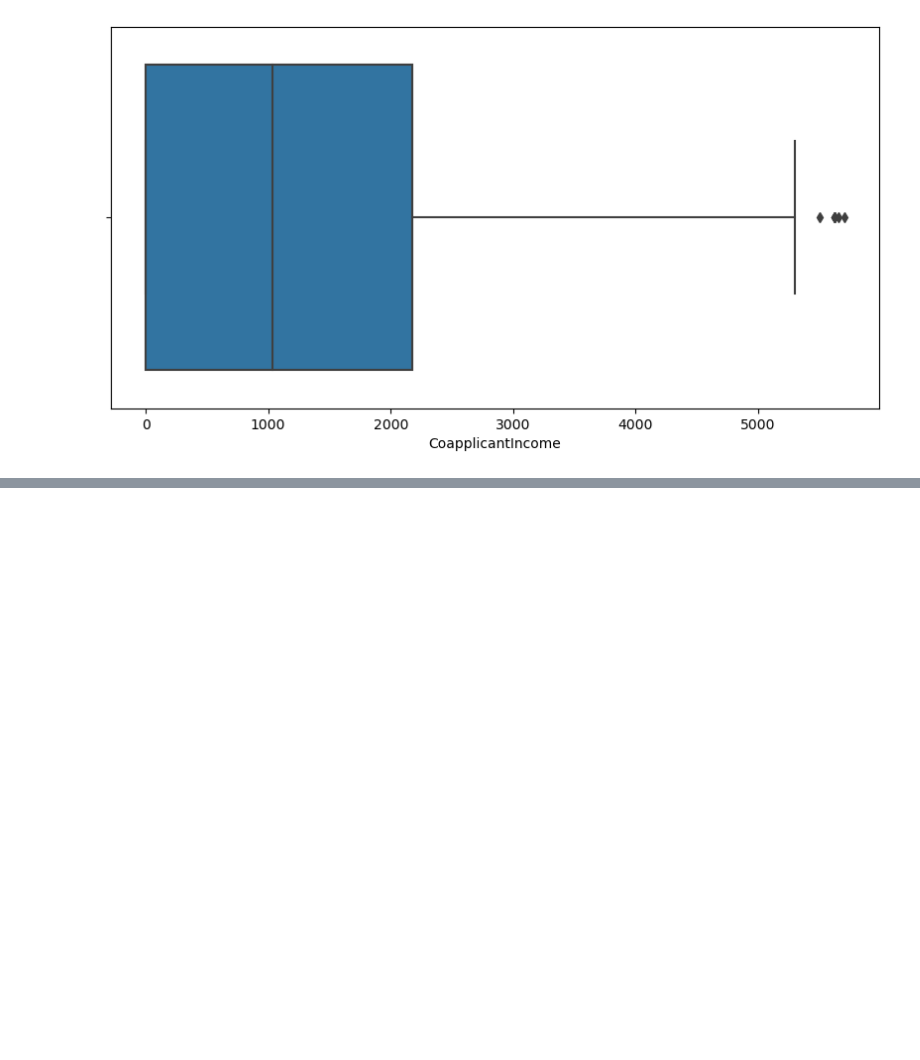
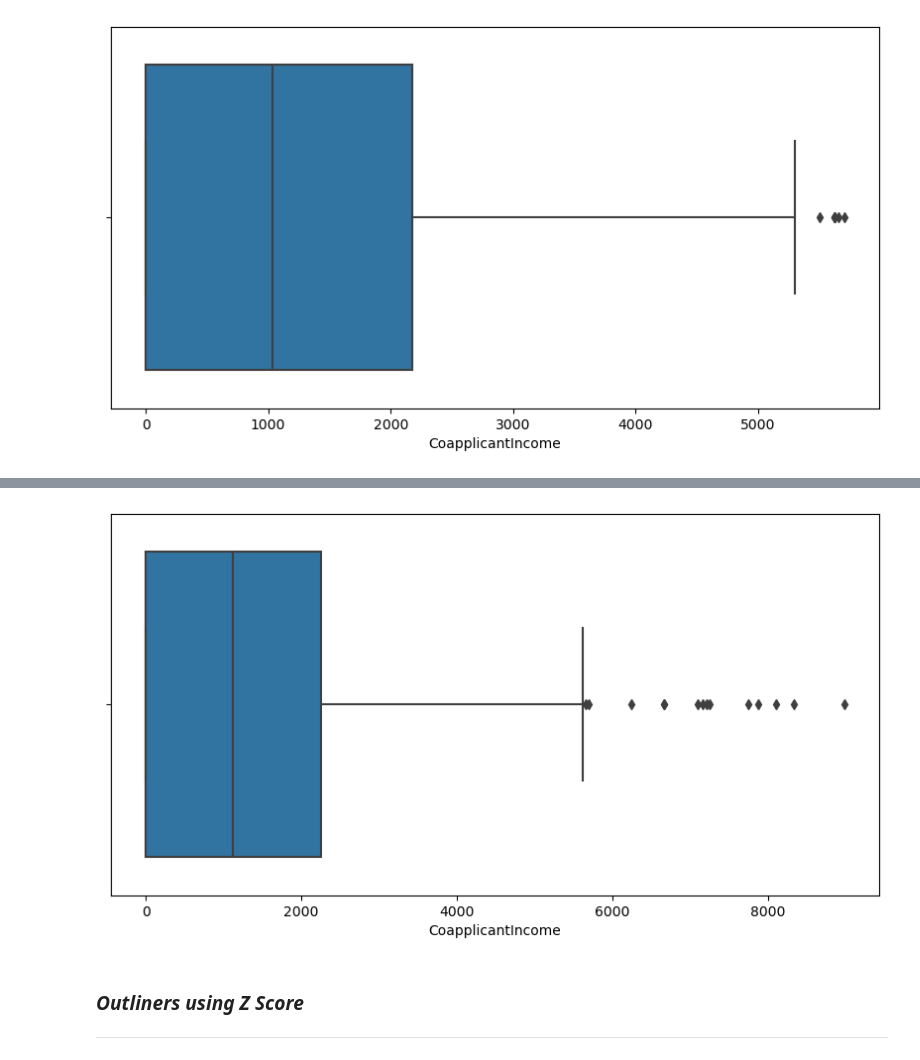
Before and after one commit to deepaknandeshwar17/Machine_Learning_practice, a Jupyter notebook: ml1.ipynb, the cells around one changed output, grey strips where cells are left out. Cells and saved outputs as stored; diff of their text form; code cells hidden in the pictures; blank space fills up the shorter version.

Commit message:
Updated with all outliners

```diff
--- a/ml1.ipynb
+++ b/ml1.ipynb
@@ -497,0 +518,10 @@ plt.show()
+# %%
+new_loandata1 = loandata[loandata["CoapplicantIncome"] <= max_range]
+plt.figure(figsize=(10,5))
+sns.boxplot(x="CoapplicantIncome", data=new_loandata1)
+plt.show()
+# %% [output]
+[figure, added]
+# %% [markdown]
+### ***Outliners using Z Score***
+---
```
Also changed, not shown: parts of 5 cells of this notebook.
